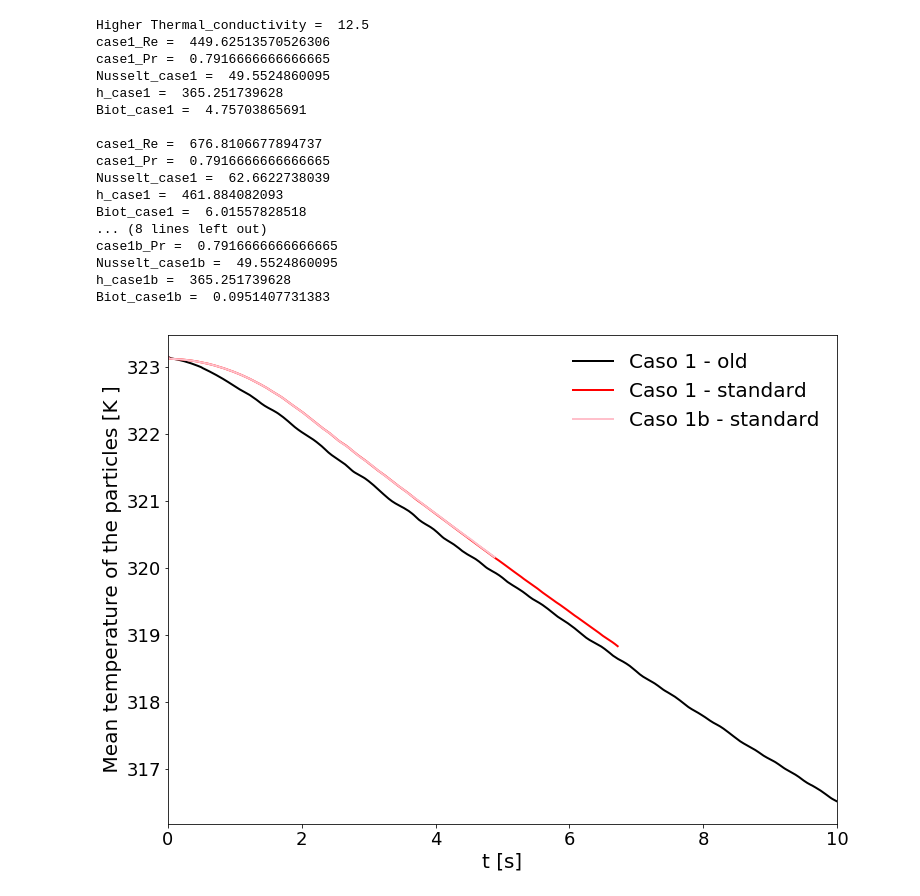
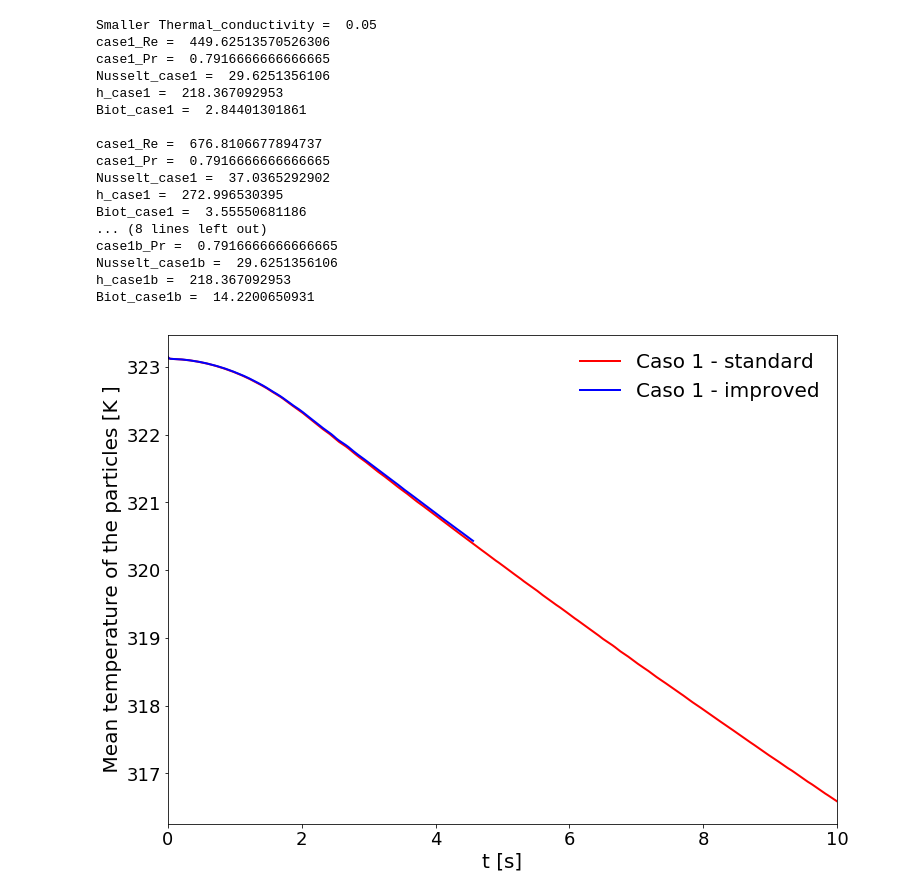
Before and after one commit to lucillalmeida/doutorado-validacoes, a Jupyter notebook: fluidized-bed/bed_temperature.ipynb, the cells around one changed output. Drawn from its saved outputs; the diff is of its cells as text; code cells hidden in the pictures.

```diff
--- a/fluidized-bed/bed_temperature.ipynb
+++ b/fluidized-bed/bed_temperature.ipynb
@@ -61,6 +61,10 @@ case1 = open("netl-case1-standard-averageTemp.csv", 'r')
 time_case1, temp_case1 = np.loadtxt(case1, delimiter = ',', skiprows = 1, unpack = True)
 case1.close()
 
+case1 = open("netl-case1-improved-averageTemp.csv", 'r')
+time_case1i, temp_case1i = np.loadtxt(case1, delimiter = ',', skiprows = 1, unpack = True)
+case1.close()
+
 case1b = open("netl-case1b-standard-aveTemp.csv", 'r')
 time_case1b, temp_case1b = np.loadtxt(case1b, delimiter = ',', skiprows = 1, unpack = True)
 case1b.close()
@@ -72,8 +76,8 @@ time = time_case1
 particle_diameter = 3.256/1000 #m
 particle_density = 1131 #kg/m3
 particle_thermal_conductivity = 0.25 #W/mK
-particle_higher_thermal_conductivity = particle_thermal_conductivity*50.0 #W/mK
-print("Higher Thermal_conductivity = ",particle_higher_thermal_conductivity)
+particle_higher_thermal_conductivity = particle_thermal_conductivity/5.0 #W/mK
+print("Smaller Thermal_conductivity = ",particle_higher_thermal_conductivity)
 particle_specific_heat  = 1600 #J/kg K
 particle_poisson_ratio = 0.4 #
 
@@ -86,7 +90,7 @@ case1_final_velocity = 2.179 #m/s
 case2_final_velocity = 3.28 #m/s
 case3_final_velocity = 4.358 #m/s
 
-alpha_f = 0.4
+alpha_f = 1 - 0.39
 
 #case1
 case1_Re = Reynolds(gas_density, case1_final_velocity, particle_diameter, gas_viscosity)
@@ -137,39 +141,40 @@ print("h_case1b = ", h_case1b)
 Biot_case1b = Biot(particle_diameter, h_case1b, particle_higher_thermal_conductivity)
 print("Biot_case1b = ", Biot_case1b)
 # %% [output]
-Higher Thermal_conductivity =  12.5
+Smaller Thermal_conductivity =  0.05
 case1_Re =  449.62513570526306
 case1_Pr =  0.7916666666666665
-Nusselt_case1 =  49.5524860095
-h_case1 =  365.251739628
-Biot_case1 =  4.75703865691
+Nusselt_case1 =  29.6251356106
+h_case1 =  218.367092953
+Biot_case1 =  2.84401301861
 
 case1_Re =  676.8106677894737
 case1_Pr =  0.7916666666666665
-Nusselt_case1 =  62.6622738039
-h_case1 =  461.884082093
-Biot_case1 =  6.01557828518
+Nusselt_case1 =  37.0365292902
+h_case1 =  272.996530395
+Biot_case1 =  3.55550681186
 ... (8 lines left out)
 case1b_Pr =  0.7916666666666665
-Nusselt_case1b =  49.5524860095
-h_case1b =  365.251739628
-Biot_case1b =  0.0951407731383
+Nusselt_case1b =  29.6251356106
+h_case1b =  218.367092953
+Biot_case1b =  14.2200650931
 # %%
-plt.plot(time_case1o,  temp_case1o, linestyle = "-", color = "black", marker = 'None', linewidth = 2,label = "Caso 1 - old")
+#plt.plot(time_case1o,  temp_case1o, linestyle = "-", color = "black", marker = 'None', linewidth = 2,label = "Caso 1 - old")
 plt.plot(time_case1,  temp_case1, linestyle = "-", color = "red", marker = 'None', linewidth = 2,label = "Caso 1 - standard")
-plt.plot(time_case1b,  temp_case1b, linestyle = "-", color = "pink", marker = 'None', linewidth = 2,label = "Caso 1b - standard")
+plt.plot(time_case1i,  temp_case1i, linestyle = "-", color = "blue", marker = 'None', linewidth = 2,label = "Caso 1 - improved")
+#plt.plot(time_case1b,  temp_case1b, linestyle = "-", color = "pink", marker = 'None', linewidth = 2,label = "Caso 1b - standard")
 
 
 #plt.title("Vertical velocity ", fontsize = 16)
 plt.xlabel("t [s]", fontsize = 20)
 #plt.ylabel("$ (T_{bed}-T_{f}^0)/(T_{bed}^0-T_{f}^0)$ [ ] ", fontsize = 20)
 plt.ylabel(" Mean temperature of the particles [K ] ", fontsize = 20)
 plt.xticks(fontsize = 18)
 plt.yticks(fontsize = 18)
 plt.legend(fontsize = 20, frameon = False, loc = 0)
 plt.xlim(0, 10)
 #plt.ylim(0.9, 4.0)
 plt.savefig("bed_temperature.png")
 plt.show()
 # %% [output]
-[figure, old version]
+[figure, new version]
```
Also changed, not shown: parts of 1 cell of this notebook, 5 other files.
